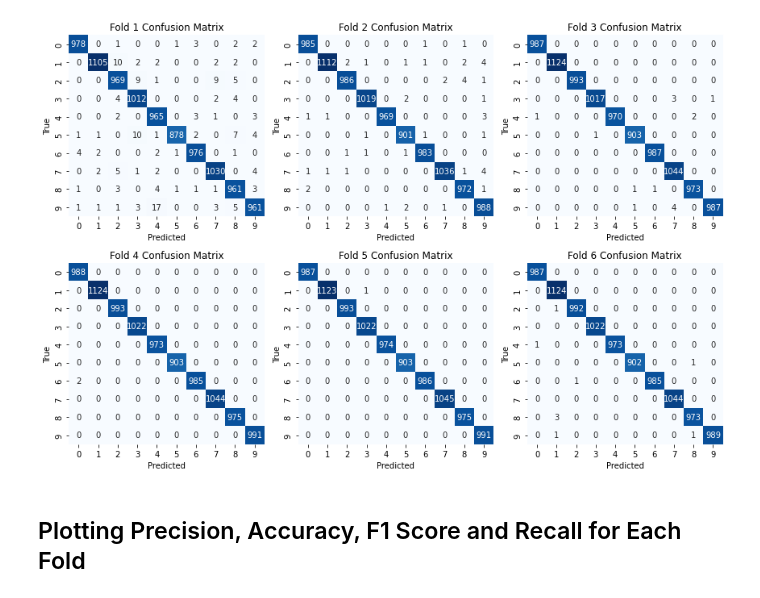
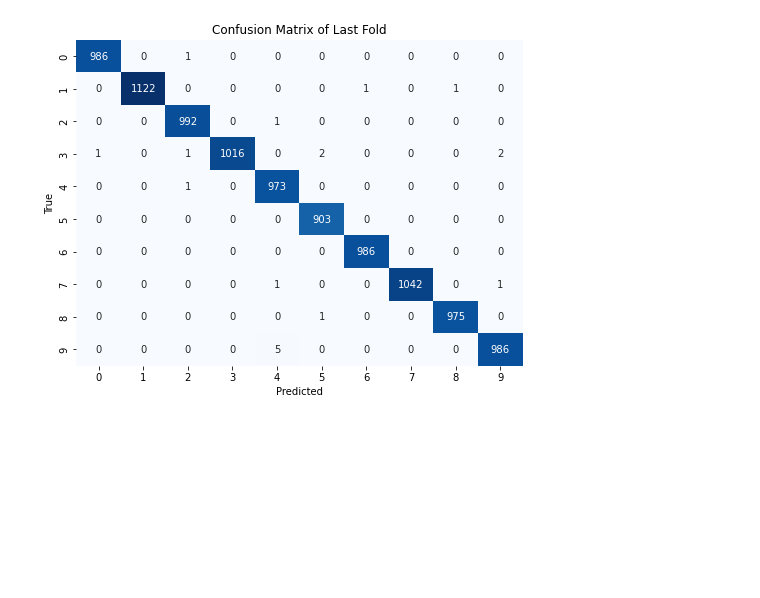
Before and after one commit to khushisinha20/CNN-on-MNIST, a Jupyter notebook: 6 Fold Cross Validation.ipynb, the cells around one changed output. Saved outputs shown, nothing was run; the diff lists cells and outputs as text; code cells hidden in the pictures; blank space fills up the shorter version.

Commit message:
Modified the code for 6 Fold Cross Validation

```diff
--- a/6 Fold Cross Validation.ipynb
+++ b/6 Fold Cross Validation.ipynb
@@ -104,13 +107,11 @@ Epoch 10/10
 # %%
-plt.figure(figsize = (12, 8))
-for i, cm in enumerate(cv_results['confusion_matrices']):
-    plt.subplot(2, 3, i + 1)
-    sns.heatmap(cm, annot = True, fmt = 'd', cmap = 'Blues', cbar = False)
-    plt.title(f'Fold {i + 1} Confusion Matrix')
-    plt.xlabel('Predicted')
-    plt.ylabel('True')
-plt.tight_layout()
+# Plotting the confusion matrix of the last fold as a heatmap
+last_fold_confusion_matrix = cv_results.iloc[-1]['Confusion Matrix']
+plt.figure(figsize=(8, 6))
+sns.heatmap(last_fold_confusion_matrix, annot=True, fmt='d', cmap='Blues', cbar=False)
+plt.title("Confusion Matrix of Last Fold")
+plt.xlabel('Predicted')
+plt.ylabel('True')
+plt.show()
 # %% [output]
-[figure, old version]
+[figure, new version]
-# %% [markdown]
-## Plotting Precision, Accuracy, F1 Score and Recall for Each Fold
```
Also changed, not shown: parts of 25 cells of this notebook.
